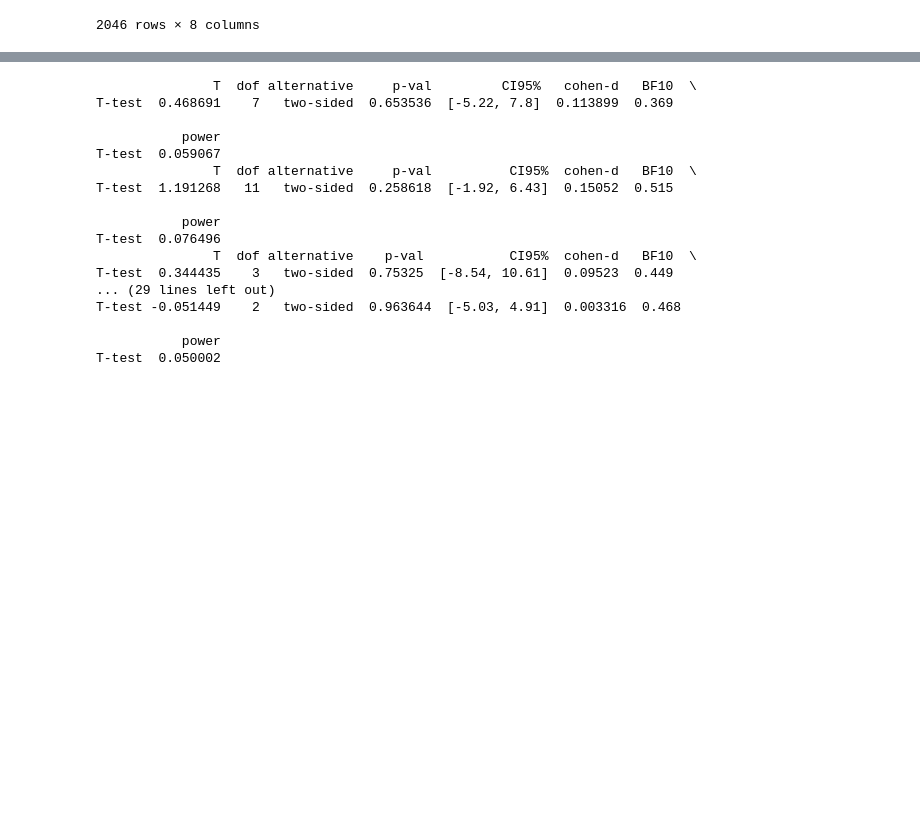
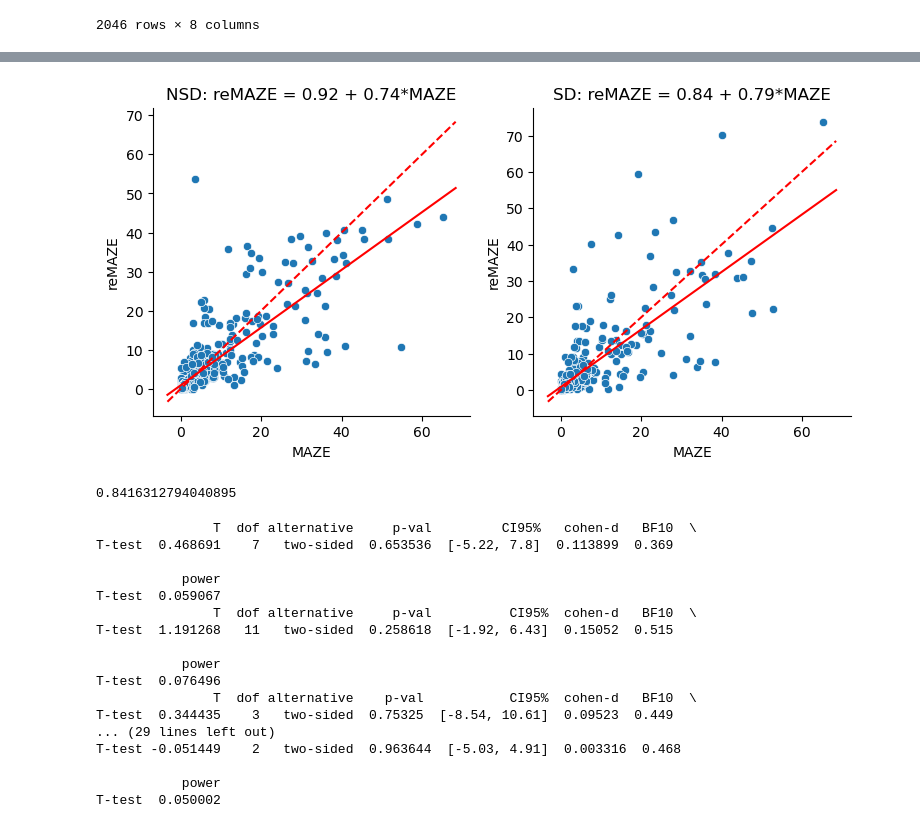
Before and after one commit to nkinsky/Projects_sandbox, a Jupyter notebook: sd_drift/sd_firing_rates_remaze.ipynb, the cells around one changed output, grey strips where cells are left out. Saved outputs shown, nothing was run; the diff lists cells and outputs as text; code cells hidden in the pictures; blank space fills up the shorter version.

```diff
--- a/sd_drift/sd_firing_rates_remaze.ipynb
+++ b/sd_drift/sd_firing_rates_remaze.ipynb
@@ -223,3 +223,6 @@ Number of neurons: 49
 | 2044 | pyr | 47 | 98 | 0.025219 | reMAZE | NaN | SD | 8 |
 | 2045 | mua | 48 | 1044 | 0.268657 | reMAZE | NaN | SD | 8 |
 2046 rows × 8 columns
+# %%
+fr_df["nid_unique"] = fr_df.apply(lambda row: f"{row.session}_{row.neuron_id}", axis=1)
+fr_df
@@ -226,3 +243,25 @@ Number of neurons: 49
+# %%
+fig, ax = plt.subplots(1, 2, figsize=(9, 4))
+for a, grp in zip(ax, ["NSD", "SD"]):
+    df_use = fr_df[fr_df.grp == grp]
+    df_rs = df_use.pivot(columns="session_type", values="mean_frate", index="nid_unique")
+    sns.scatterplot(data=df_rs,x="MAZE", y="reMAZE", ax=a)
+    stats = pg.linear_regression(df_rs.MAZE, df_rs.reMAZE)
+    intercept = stats[stats.names == "Intercept"].coef.values[0]
+    slope = stats[stats.names == "MAZE"].coef.values[0]
+    xlims = np.array(a.get_xlim())
+    a.plot(xlims, xlims * slope + intercept, 'r')
+    a.plot(xlims, xlims, 'r--')
+    a.set_title(f"{grp}: reMAZE = {intercept:0.2f} + {slope:0.2f}*MAZE")
+sns.despine(fig=fig)
+# %% [output]
+[figure, added]
+# %%
+
+stats = pg.linear_regression(df_rs.MAZE, df_rs.reMAZE)
+stats[stats.names == "Intercept"].coef.values[0]
+# %% [output]
+0.8416312794040895
 # %%
 # Use to look at t-tests for each session - not that meaningful due to generally low n for most sessions with interneurons
 fr_use = fr_df[fr_df.neuron_type == "inter"]
```
Also changed, not shown: parts of 3 cells of this notebook.
